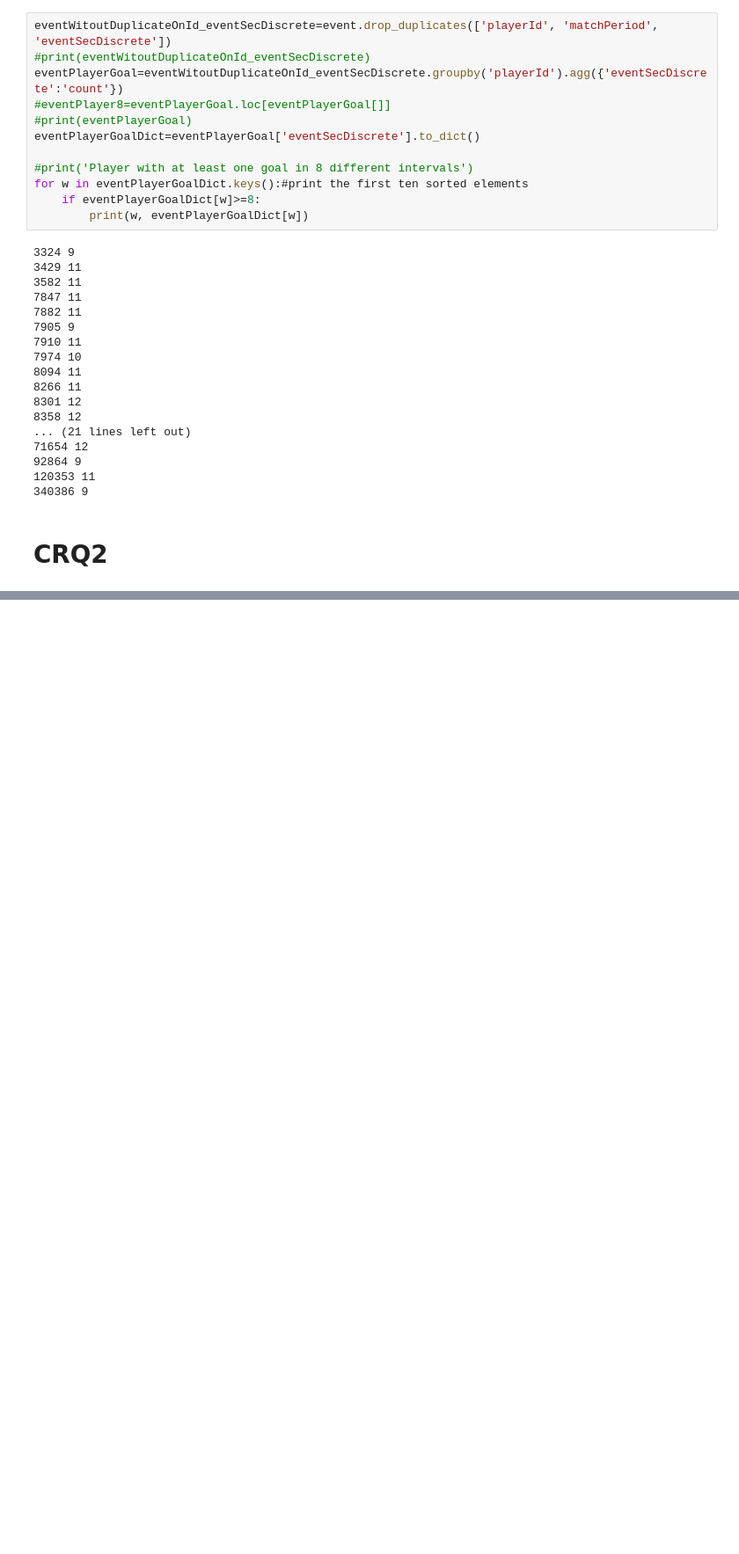
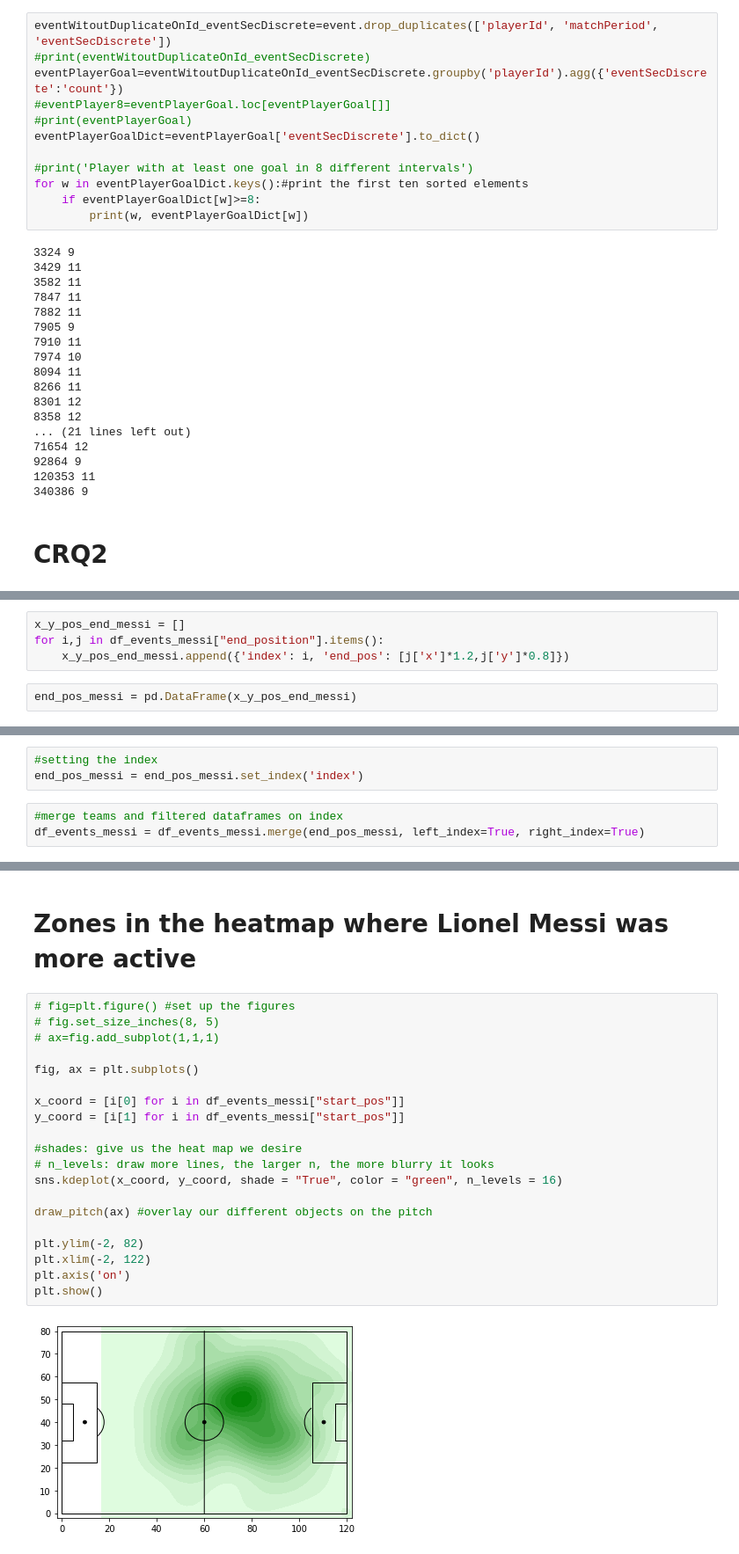
Before and after one commit to santiagoparaella/ADM-HW2, a Jupyter notebook: main.ipynb, the cells around one changed output, grey strips where cells are left out. Shown at 88% size. Cells and saved outputs as stored; diff of their text form; blank space fills up the shorter version.

```diff
--- a/main.ipynb
+++ b/main.ipynb
@@ -1278,0 +2100,6 @@ for w in eventPlayerGoalDict.keys():#print the first ten sorted elements
+# %%
+x_y_pos_end_messi = []
+for i,j in df_events_messi["end_position"].items():
+    x_y_pos_end_messi.append({'index': i, 'end_pos': [j['x']*1.2,j['y']*0.8]})
+# %%
+end_pos_messi = pd.DataFrame(x_y_pos_end_messi)
@@ -1278,0 +2122,6 @@ for w in eventPlayerGoalDict.keys():#print the first ten sorted elements
+# %%
+#setting the index
+end_pos_messi = end_pos_messi.set_index('index')
+# %%
+#merge teams and filtered dataframes on index
+df_events_messi = df_events_messi.merge(end_pos_messi, left_index=True, right_index=True)
@@ -1278,0 +2144,24 @@ for w in eventPlayerGoalDict.keys():#print the first ten sorted elements
+# %% [markdown]
+<h1> Zones in the heatmap where Lionel Messi was more active </h1>
+# %%
+# fig=plt.figure() #set up the figures
+# fig.set_size_inches(8, 5)
+# ax=fig.add_subplot(1,1,1)
+
+fig, ax = plt.subplots()
+
+x_coord = [i[0] for i in df_events_messi["start_pos"]]
+y_coord = [i[1] for i in df_events_messi["start_pos"]]
+
+#shades: give us the heat map we desire
+# n_levels: draw more lines, the larger n, the more blurry it looks
+sns.kdeplot(x_coord, y_coord, shade = "True", color = "green", n_levels = 16)
+
+draw_pitch(ax) #overlay our different objects on the pitch
+
+plt.ylim(-2, 82)
+plt.xlim(-2, 122)
+plt.axis('on')
+plt.show()
+# %% [output]
+[figure, added]
```
Also changed, not shown: parts of 157 cells of this notebook.
